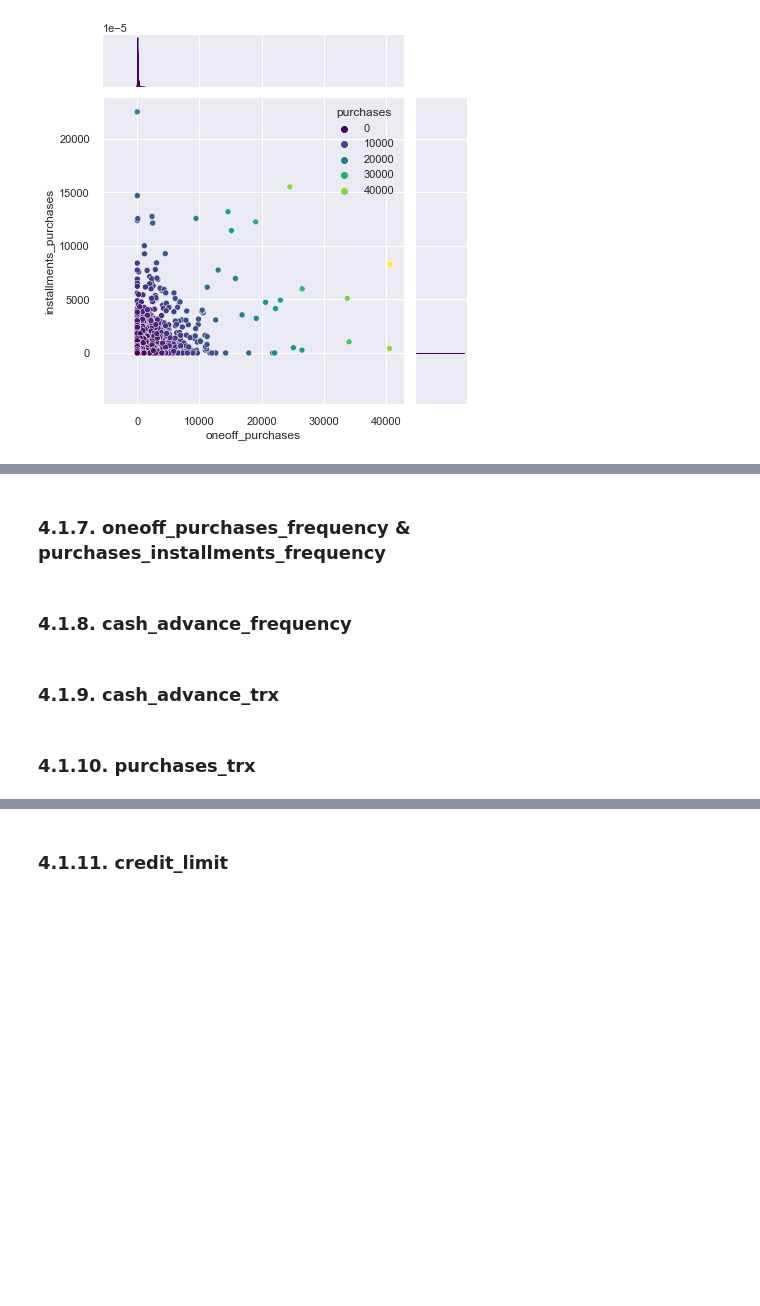
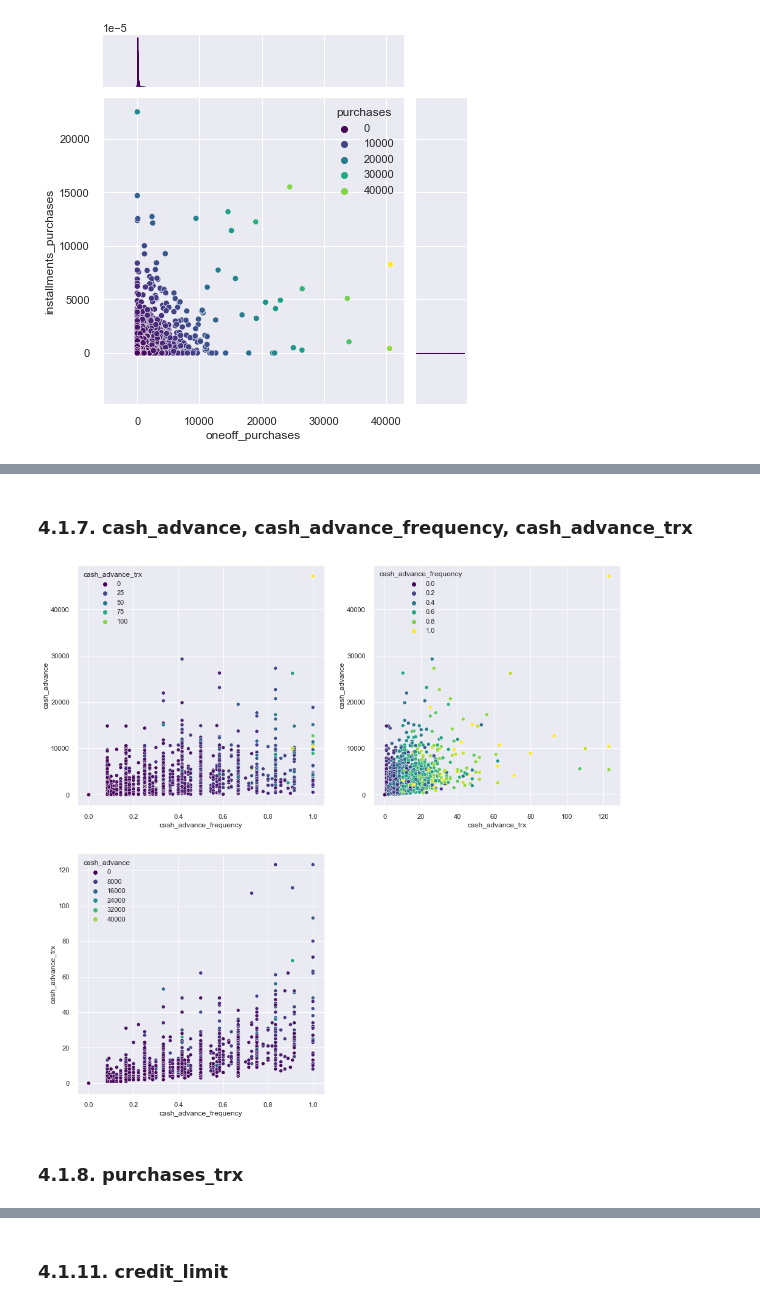
Before and after one commit to Matheus-Homem/international_bank_marketing, a Jupyter notebook: notebooks/c4_exploratory_data_analysis.ipynb, the cells around one changed output, grey strips where cells are left out. Drawn from its saved outputs; the diff is of its cells as text; code cells hidden in the pictures; blank space fills up the shorter version.

```diff
--- a/notebooks/c4_exploratory_data_analysis.ipynb
+++ b/notebooks/c4_exploratory_data_analysis.ipynb
@@ -349,8 +355,17 @@ sns.histplot(df4['purchases_frequency'],bins=20)
 # %% [markdown]
-### 4.1.7. oneoff_purchases_frequency & purchases_installments_frequency
+### 4.1.7. cash_advance, cash_advance_frequency, cash_advance_trx
+# %%
+plt.figure(figsize=(16,16))
+
+plt.subplot(2,2,1)
+sns.scatterplot(data=df4,x='cash_advance_frequency',y='cash_advance',hue='cash_advance_trx',palette='viridis');
+
+plt.subplot(2,2,2)
+sns.scatterplot(data=df4,x='cash_advance_trx',y='cash_advance',hue='cash_advance_frequency',palette='viridis');
+
+plt.subplot(2,2,3)
+sns.scatterplot(data=df4,x='cash_advance_frequency',y='cash_advance_trx',hue='cash_advance',palette='viridis');
+# %% [output]
+[figure, added]
 # %% [markdown]
-### 4.1.8. cash_advance_frequency
+### 4.1.8. purchases_trx
-# %% [markdown]
-### 4.1.9. cash_advance_trx
-# %% [markdown]
-### 4.1.10. purchases_trx
```
Also changed, not shown: parts of 16 cells of this notebook.
